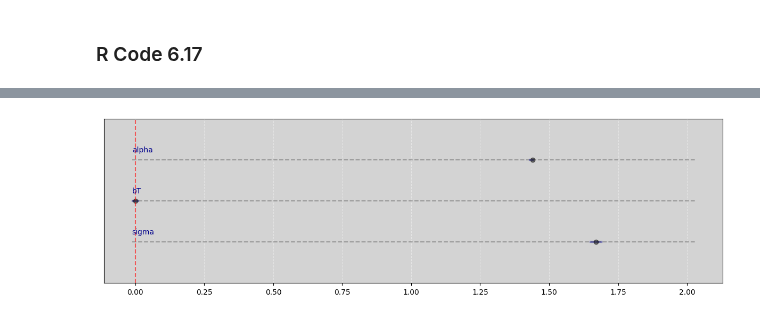
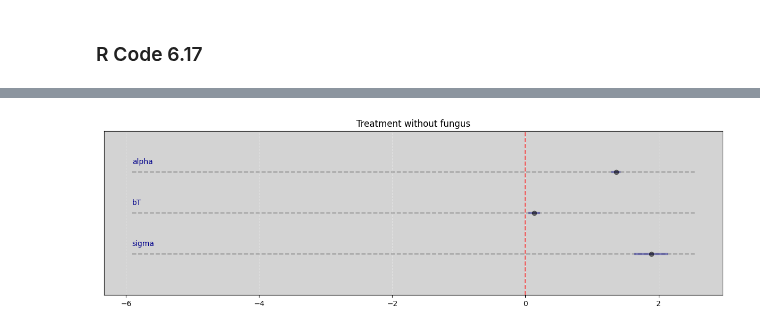
Before and after one commit to rodolphomacedo/statistical_rethinking_pt_BR, a Jupyter notebook: parte_6.ipynb, the cells around one changed output, grey strips where cells are left out. Drawn from its saved outputs; the diff is of its cells as text; code cells hidden in the pictures.

```diff
--- a/parte_6.ipynb
+++ b/parte_6.ipynb
@@ -671,13 +674,18 @@ model = """
     parameters {
         real<lower=0> p;
         real<lower=0> sigma;
+
     }
 
     model {
-        p ~ lognormal(0, 0.25);  // Priori para p
+        vector[N] mu;
+        mu = h0 * p;
+
+        h1 ~ normal(mu, sigma);
+
+        // Prioris
+        p ~ lognormal(0, 0.25);
         sigma ~ exponential(1);
-
-        h1 ~ normal(h0 * p, sigma);
     }
 """
 
@@ -843,13 +855,17 @@ model = """
     }
 
     model {
+        vector[N] mu;
+        vector[N] p;
+
+        p = alpha + bT * T;
+        mu = h0 .* p;
+
+        h1 ~ normal(mu, sigma);
+
         alpha ~ lognormal(0, 0.2);
         bT ~ normal(0, 0.5);
         sigma ~ exponential(1);
-
-        for (n in 1:N){
-            h1[n] ~ normal((alpha + bT*T) * h0[n], sigma);
-        }
     }
 """
 
@@ -890,4 +906,4 @@ Vide.summary(samples)
 # %%
-Vide.plot_forest(samples)
+Vide.plot_forest(samples, title='Treatment without fungus')
 # %% [output]
-[figure, old version]
+[figure, new version]
```
Also changed, not shown: parts of 40 cells of this notebook.
